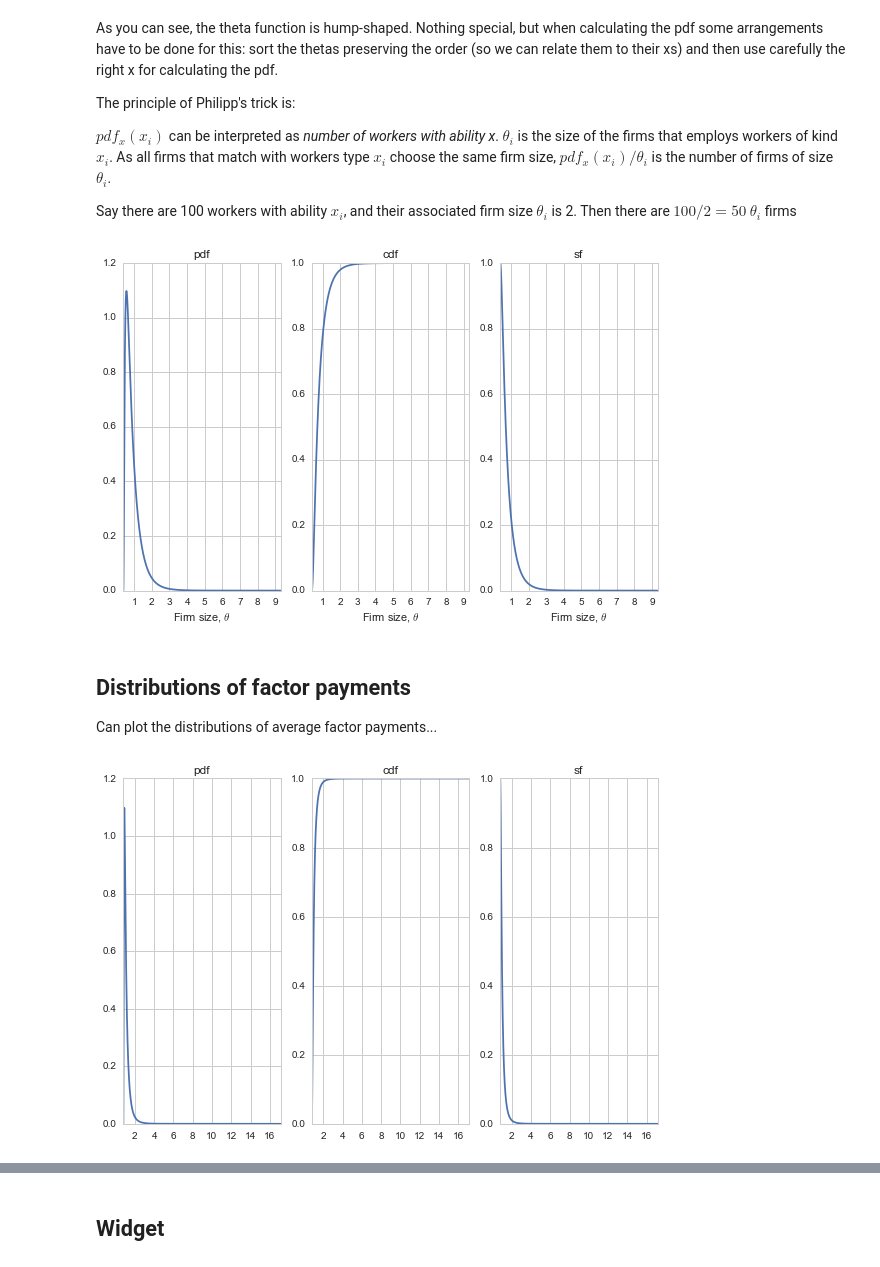
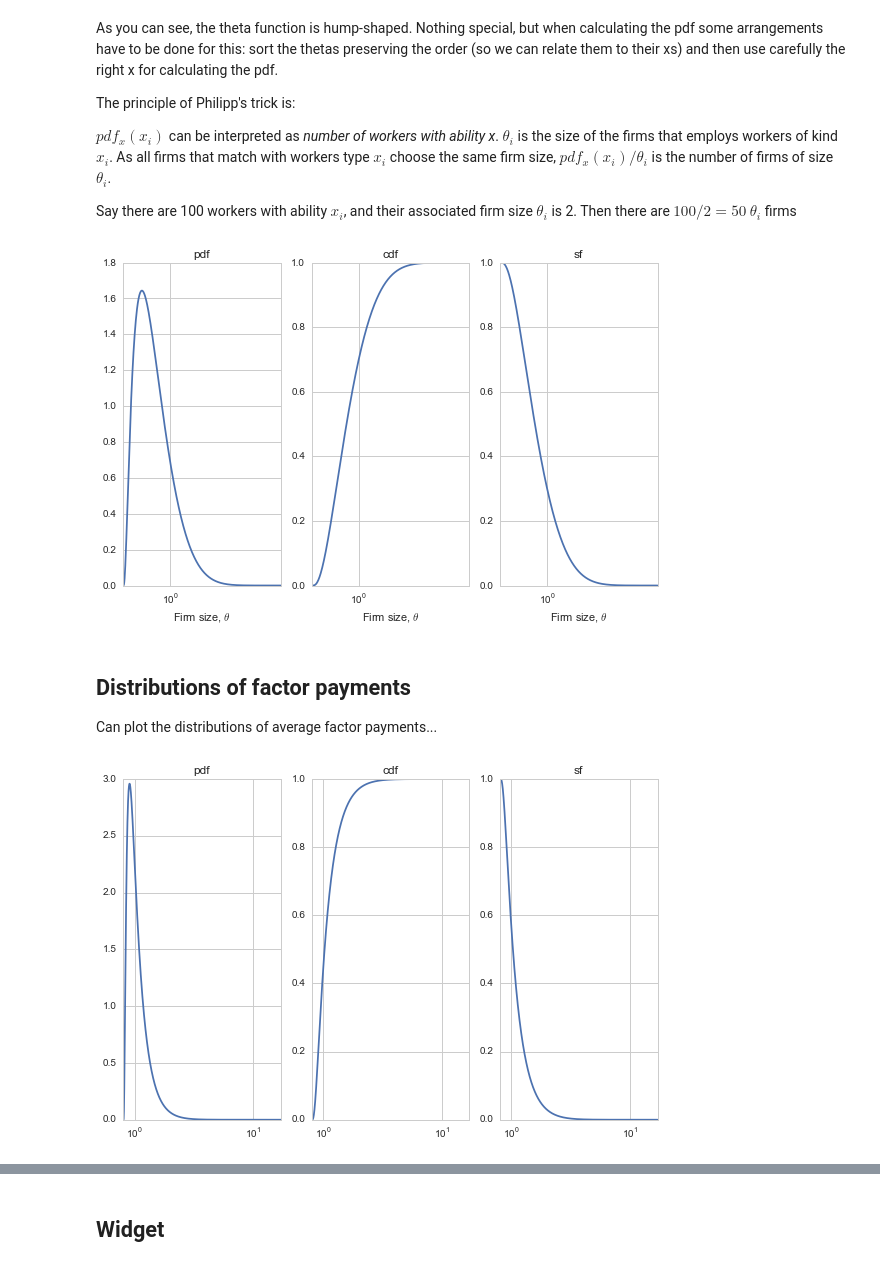
Before and after one commit to davidrpugh/assortative-matching, a Jupyter notebook: examples/positive-assortative-matching.ipynb, the cells around one changed output, grey strips where cells are left out. Drawn from its saved outputs; the diff is of its cells as text; code cells hidden in the pictures.

```diff
--- a/examples/positive-assortative-matching.ipynb
+++ b/examples/positive-assortative-matching.ipynb
@@ -222,46 +230,52 @@ $pdf_x(x_i)$ can be interpreted as *number of workers with ability x*. $\theta_i
 Say there are 100 workers with ability $x_i$, and their associated firm size $\theta_i$ is 2. Then there are $100/2 = 50$ $ \theta_i$ firms
 # %%
 fig, axes = plt.subplots(1, 3)
-theta_pdf = viz.compute_pdf('theta')
+theta_pdf = viz.compute_pdf('theta', normalize=True)
 theta_pdf.plot(ax=axes[0])
 axes[0].set_xlabel(r'Firm size, $\theta$')
+axes[0].set_xscale('log')
 axes[0].set_title(r'pdf')
 
 theta_cdf = viz.compute_cdf(theta_pdf)
 theta_cdf.plot(ax=axes[1])
 axes[1].set_title(r'cdf')
+axes[1].set_xscale('log')
 axes[1].set_xlabel(r'Firm size, $\theta$')
 
 theta_sf = viz.compute_sf(theta_cdf)
 theta_sf.plot(ax=axes[2])
 axes[2].set_title(r'sf')
+axes[2].set_xscale('log')
 axes[2].set_xlabel(r'Firm size, $\theta$')
 
 plt.tight_layout()
 plt.show()
 # %% [output]
-[figure, old version]
+[figure, new version]
 # %% [markdown]
 ## Distributions of factor payments
 
 Can plot the distributions of average factor payments...
 # %%
 fig, axes = plt.subplots(1, 3)
-factor_payment_1_pdf = viz.compute_pdf('factor_payment_1')
+factor_payment_1_pdf = viz.compute_pdf('factor_payment_1', normalize=True)
 factor_payment_1_pdf.plot(ax=axes[0])
 axes[0].set_title(r'pdf')
+axes[0].set_xscale('log')
 
 factor_payment_1_cdf = viz.compute_cdf(factor_payment_1_pdf)
 factor_payment_1_cdf.plot(ax=axes[1])
 axes[1].set_title(r'cdf')
+axes[1].set_xscale('log')
 
 factor_payment_1_sf = viz.compute_sf(factor_payment_1_cdf)
 factor_payment_1_sf.plot(ax=axes[2])
 axes[2].set_title(r'sf')
+axes[2].set_xscale('log')
 
 plt.tight_layout()
 plt.show()
 # %% [output]
-[figure, old version]
+[figure, new version]
 # %%
 fig, axes = plt.subplots(1, 3)
```
Also changed, not shown: parts of 8 cells of this notebook, 3 other files.
